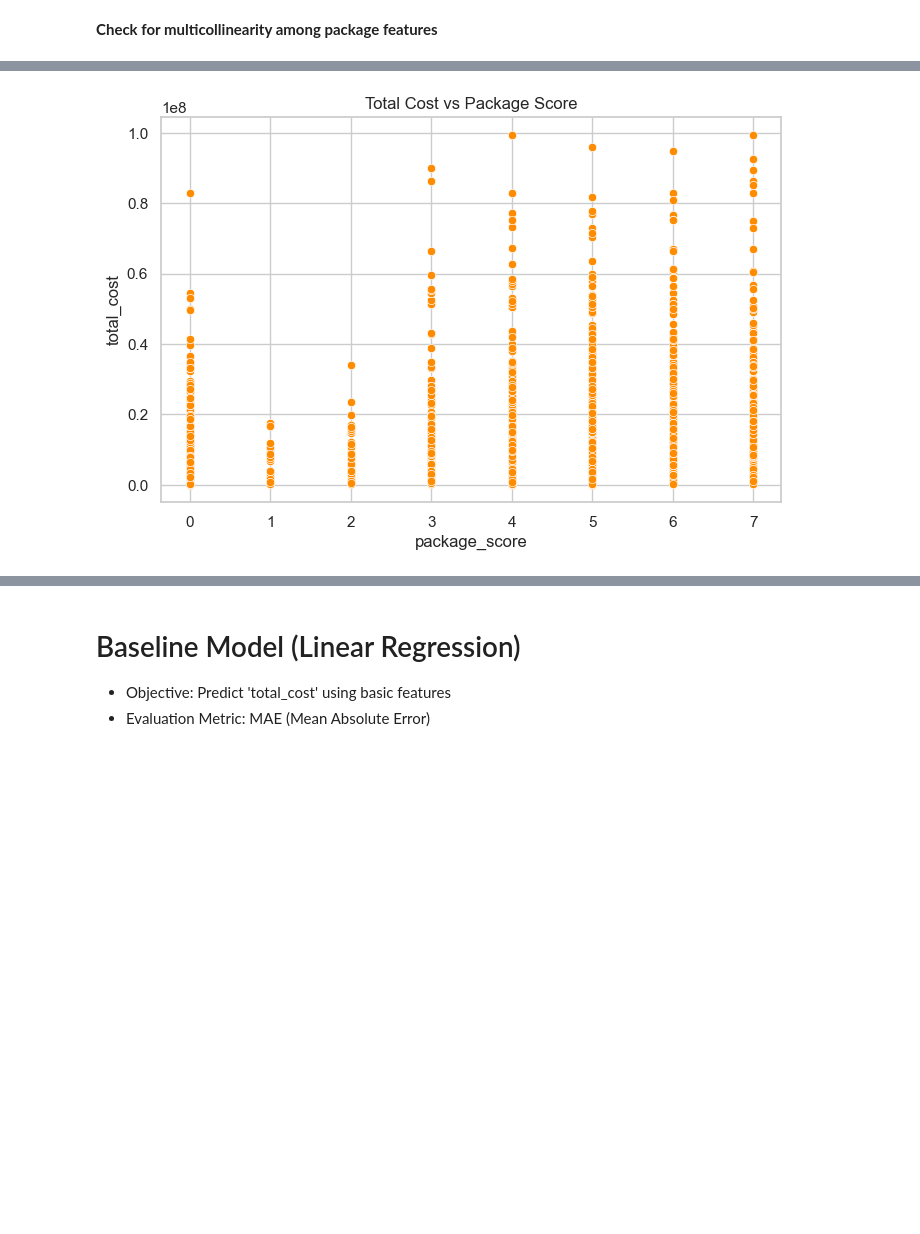
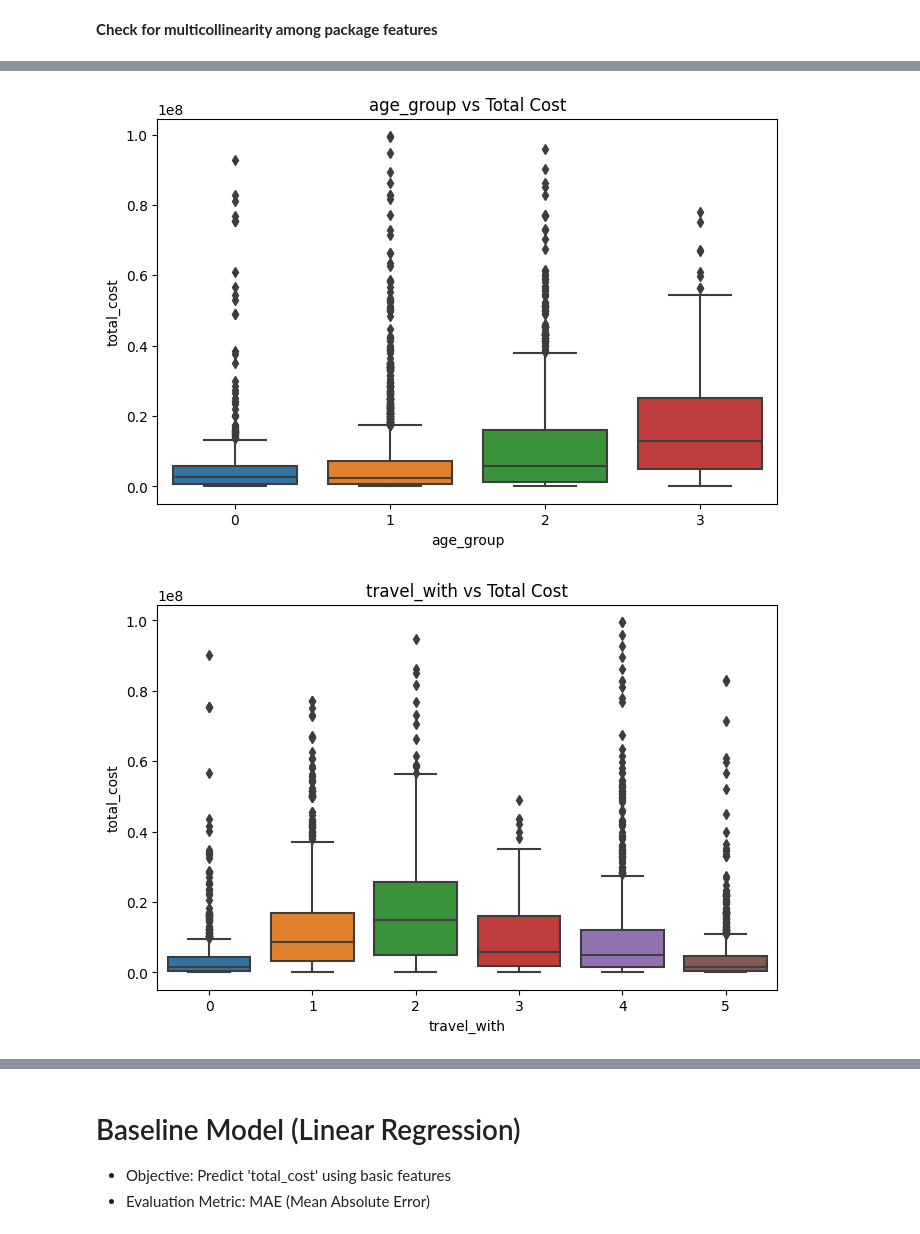
Before and after one commit to Karl-Johann-Jaekel/Machine-Learning-Project-Tourism, a Jupyter notebook: ML-Project.ipynb, the cells around one changed output, grey strips where cells are left out. Cells and saved outputs as stored; diff of their text form; code cells hidden in the pictures; blank space fills up the shorter version.

```diff
--- a/ML-Project.ipynb
+++ b/ML-Project.ipynb
@@ -550,0 +546,19 @@ plt.show()
+# %%
+import matplotlib.pyplot as plt
+import seaborn as sns
+
+# 1️⃣ Scatterplots for numeric vs target
+numeric_features = ['total_male', 'total_female', 'night_mainland', 'night_zanzibar']
+for col in numeric_features:
+    plt.figure(figsize=(6, 4))
+    sns.scatterplot(data=train, x=col, y='total_cost', alpha=0.5)
+    plt.title(f'{col} vs Total Cost')
+    plt.show()
+
+# 2️⃣ Boxplots for encoded categorical vs target
+categorical_features = ['age_group', 'travel_with', 'purpose', 'tour_arrangement']
+for col in categorical_features:
+    plt.figure(figsize=(6, 4))
+    sns.boxplot(data=train, x=col, y='total_cost')
+    plt.title(f'{col} vs Total Cost')
+    plt.show()
@@ -551,6 +584,9 @@ plt.show()
 # %%
-sns.scatterplot(data=train, x='package_score', y='total_cost', color='darkorange')
-plt.title('Total Cost vs Package Score')
-plt.show()
+cat_features = ['age_group', 'travel_with', 'purpose', 'main_activity', 'tour_arrangement']
+for col in cat_features:
+    sns.boxplot(data=train, x=col, y='total_cost')
+    plt.title(f'{col} vs Total Cost')
+    plt.show()
 # %% [output]
-[figure, old version]
+[figure, new version]
+[figure, added]
```
Also changed, not shown: parts of 20 cells of this notebook.
